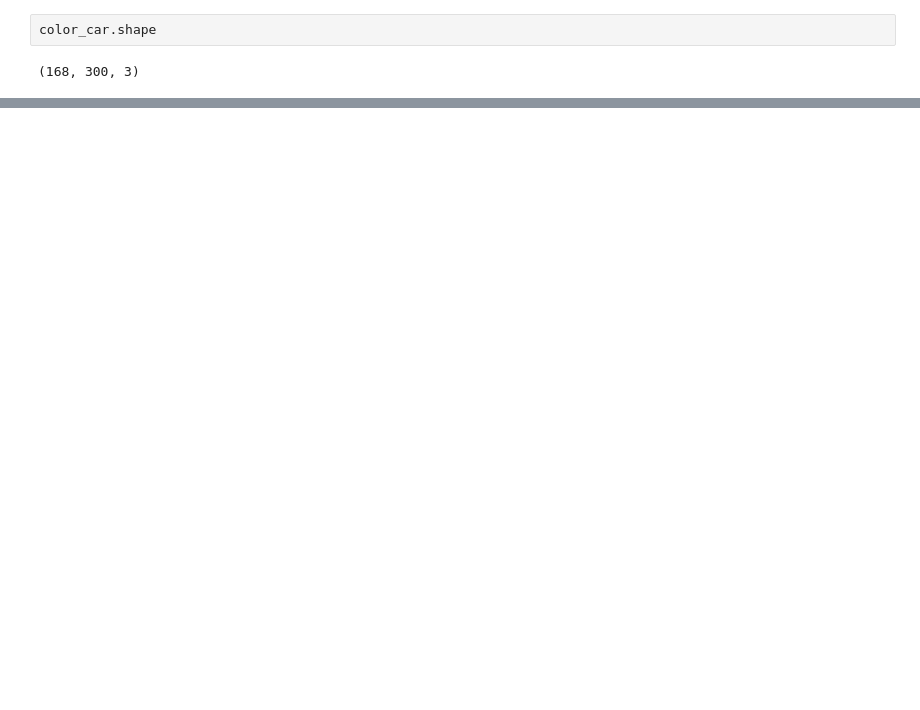
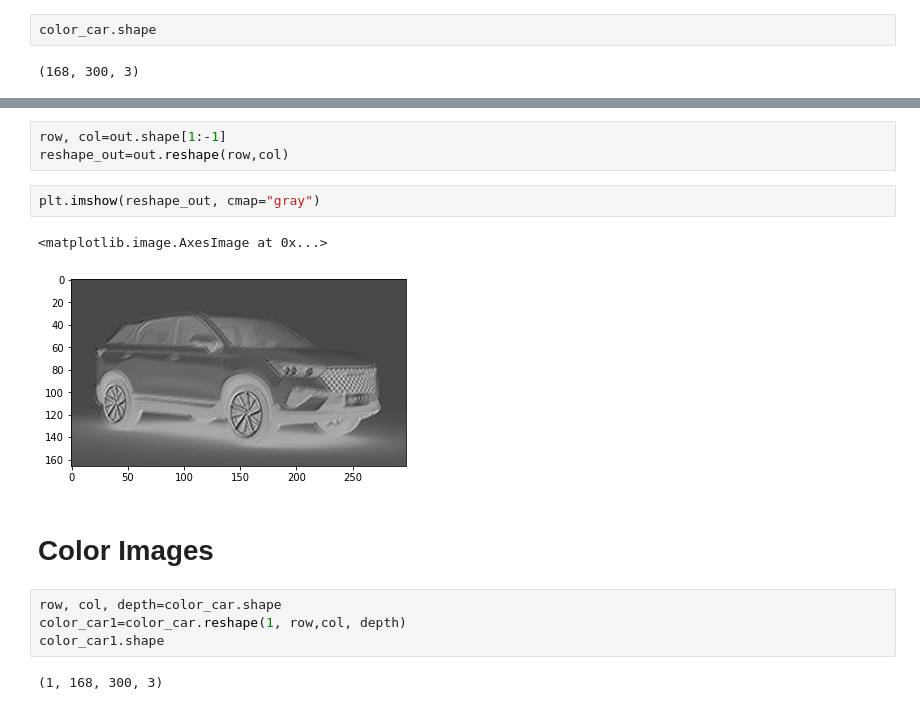
Before and after one commit to TUCchkul/ComputerVision-Object-Detection-and-Object-Tracking, a Jupyter notebook: CNN/CNN and Pooling.ipynb, the cells around one changed output, grey strips where cells are left out. Cells and saved outputs as stored; diff of their text form; blank space fills up the shorter version.

```diff
--- a/CNN/CNN and Pooling.ipynb
+++ b/CNN/CNN and Pooling.ipynb
@@ -47,0 +79,16 @@ ValueError: Input 0 of layer "conv2d" is incompatible with the layer: expected m
+# %%
+row, col=out.shape[1:-1]
+reshape_out=out.reshape(row,col)
+# %%
+plt.imshow(reshape_out, cmap="gray")
+# %% [output]
+<matplotlib.image.AxesImage at 0x...>
+[figure, added]
+# %% [markdown]
+# Color Images
+# %%
+row, col, depth=color_car.shape
+color_car1=color_car.reshape(1, row,col, depth)
+color_car1.shape
+# %% [output]
+(1, 168, 300, 3)
```
Also changed, not shown: parts of 12 cells of this notebook.
